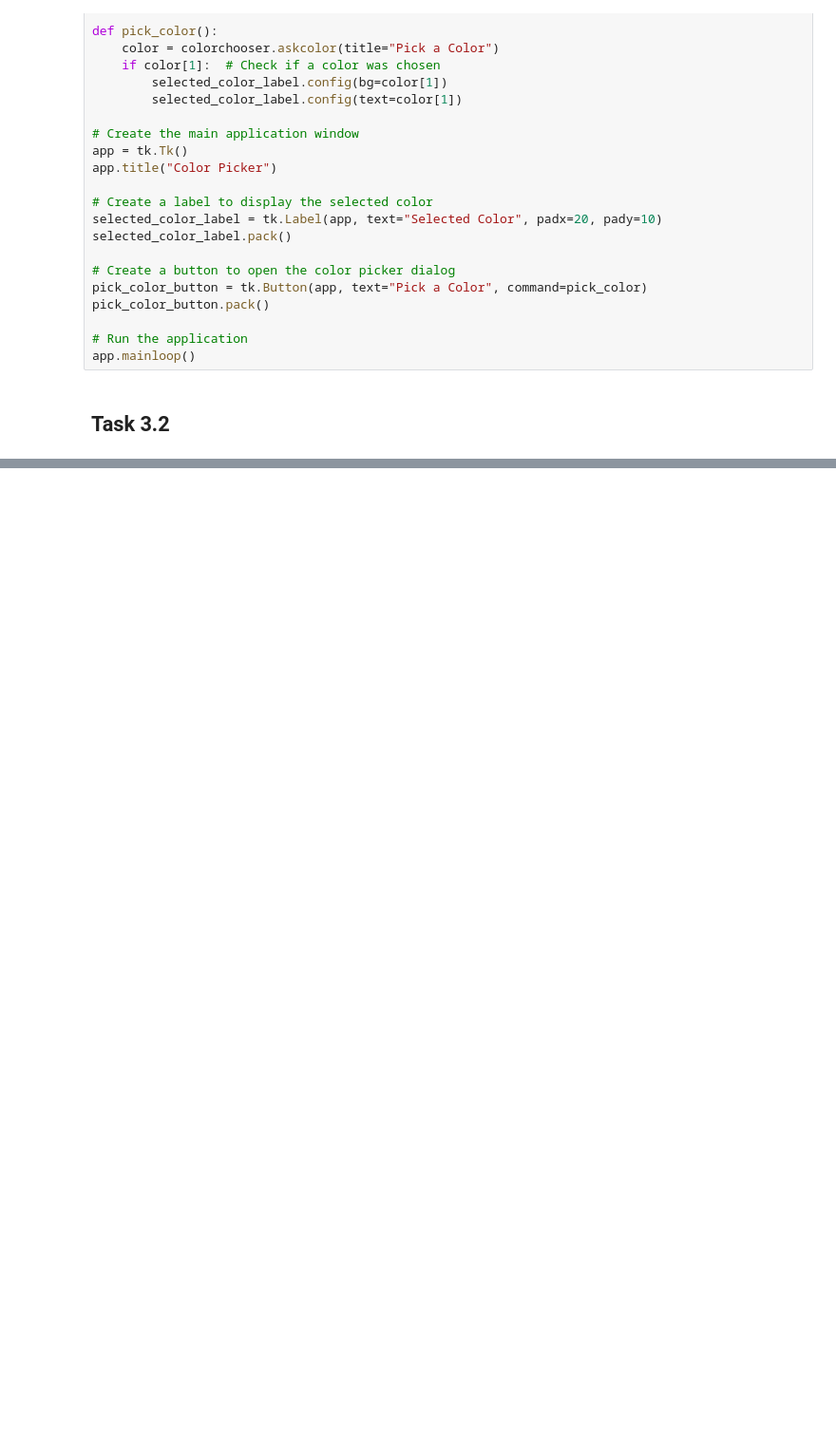
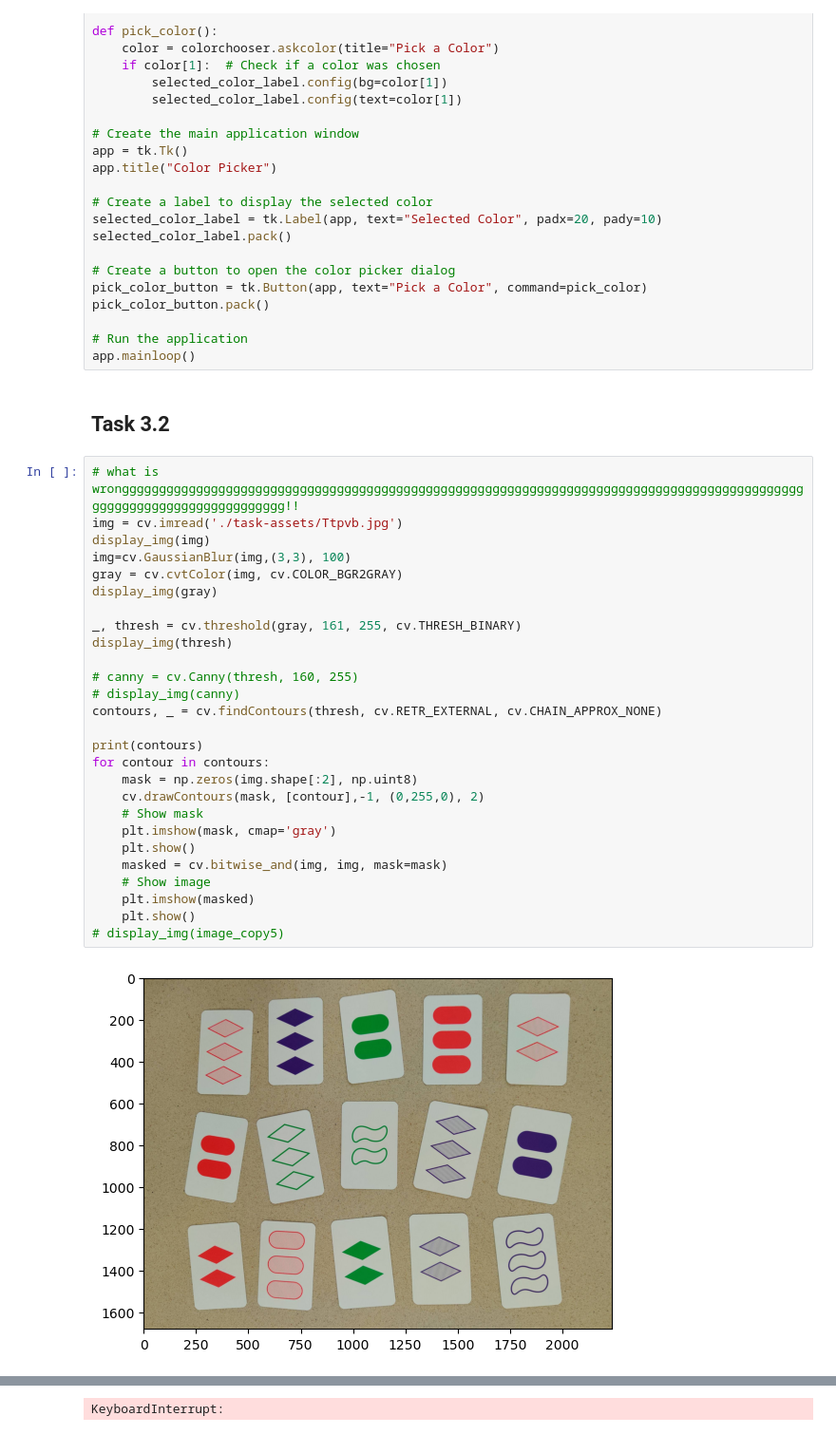
Before and after one commit to jooshelpy/Image1_task, a Jupyter notebook: task3.ipynb, the cells around one changed output, grey strips where cells are left out. Shown at 95% size. Drawn from its saved outputs; the diff is of its cells as text; blank space fills up the shorter version.

```diff
--- a/task3.ipynb
+++ b/task3.ipynb
@@ -95,3 +96,32 @@ pick_color_button.pack()
 app.mainloop()
 # %% [markdown]
 ## Task 3.2
+# %%
+# what is wrongggggggggggggggggggggggggggggggggggggggggggggggggggggggggggggggggggggggggggggggggggggggggggggggggggggggggggggggggggggg!!
+img = cv.imread('./task-assets/Ttpvb.jpg')
+display_img(img)
+img=cv.GaussianBlur(img,(3,3), 100)
+gray = cv.cvtColor(img, cv.COLOR_BGR2GRAY)
+display_img(gray)
+
+_, thresh = cv.threshold(gray, 161, 255, cv.THRESH_BINARY)
+display_img(thresh)
+
+# canny = cv.Canny(thresh, 160, 255)
+# display_img(canny)
+contours, _ = cv.findContours(thresh, cv.RETR_EXTERNAL, cv.CHAIN_APPROX_NONE)
+
+print(contours)
+for contour in contours:
+    mask = np.zeros(img.shape[:2], np.uint8)
+    cv.drawContours(mask, [contour],-1, (0,255,0), 2)
+    # Show mask
+    plt.imshow(mask, cmap='gray')
+    plt.show()
+    masked = cv.bitwise_and(img, img, mask=mask)
+    # Show image
+    plt.imshow(masked)
+    plt.show()
+# display_img(image_copy5)
+# %% [output]
+[figure, added]
@@ -97,0 +155 @@ app.mainloop()
+KeyboardInterrupt:
```
Also changed, not shown: parts of 2 cells of this notebook.
